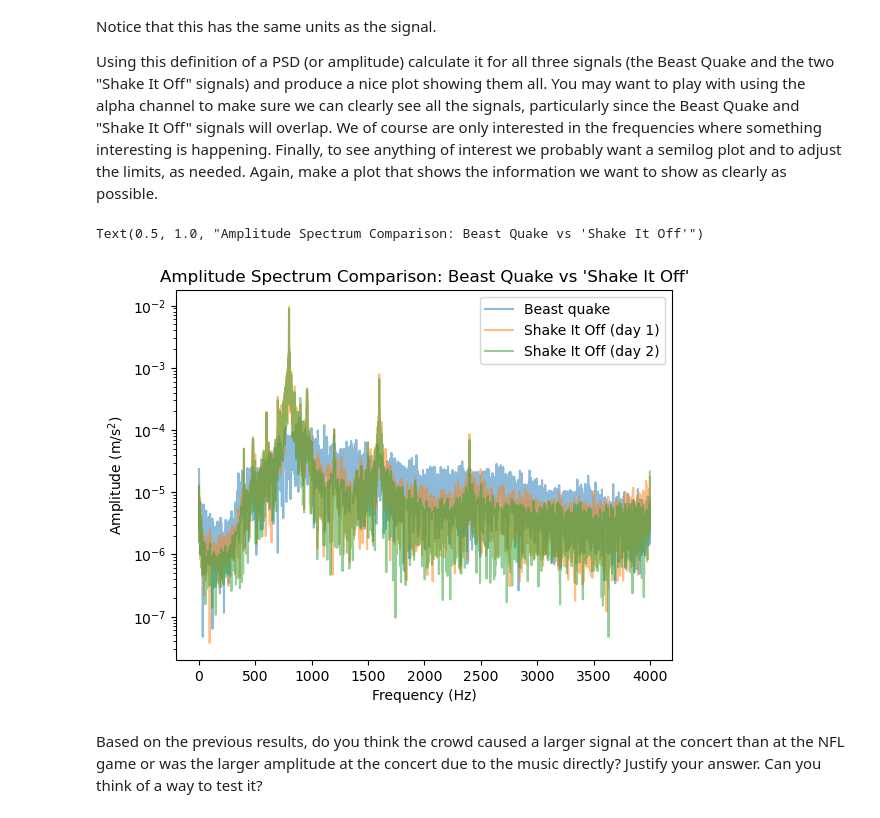
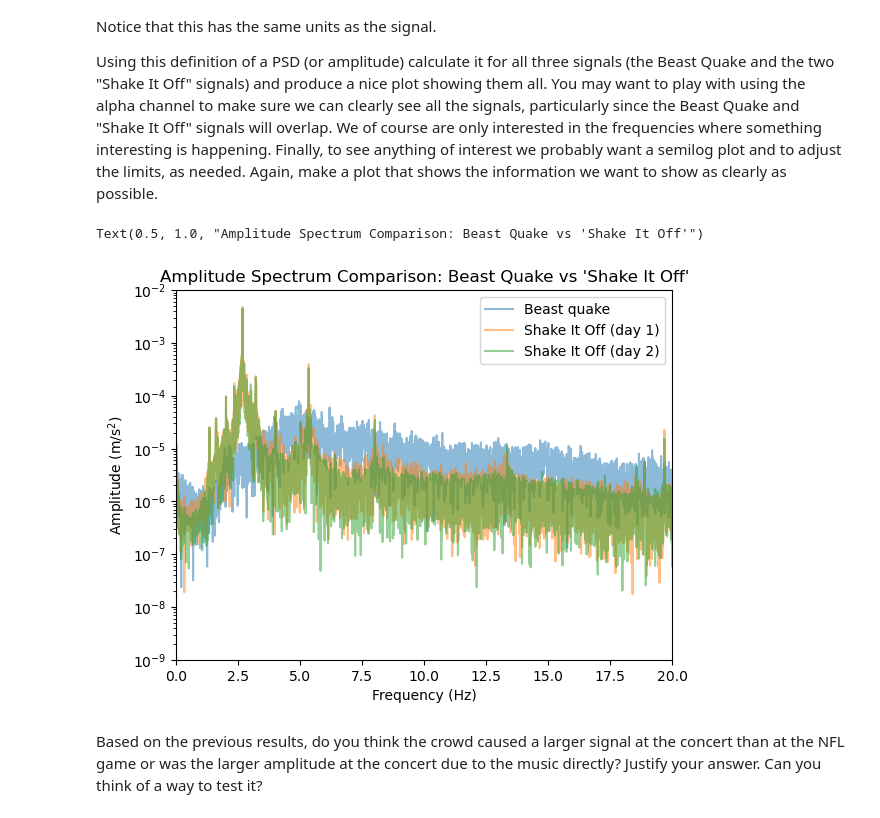
Before and after one commit to SerenaLynas/p250-spring-2026, a Jupyter notebook: labs/Lab10.ipynb, the cells around one changed output. Saved outputs shown, nothing was run; the diff lists cells and outputs as text; code cells hidden in the pictures.

```diff
--- a/labs/Lab10.ipynb
+++ b/labs/Lab10.ipynb
@@ -229,7 +228,7 @@ def filter_signal(data, cutoff, fs):
     """
 
     raw = np.copy(data)
-    raw -= np.average(raw)
+    raw -= np.mean(raw)
     filtered_fft = np.fft.rfft(raw)
     freq = np.fft.rfftfreq(len(raw), 1/fs)
     filtered_fft[int(cutoff / (fs / 2) * len(filtered_fft)):] = 0
@@ -242,7 +241,7 @@ def filter_signal(data, cutoff, fs):
 fs = 200
 sq1_raw, sq1, sq1_freq, sq1_fft = filter_signal(shake_quake1, 95, fs)
 plt.plot(sq1_freq, np.abs(np.fft.rfft(sq1_raw)), label="Day 1 Raw FFT")
-plt.plot(sq1_freq, np.abs(sq1_fft), label="Day 1 Filtered FFT")
+plt.plot(sq1_freq, np.abs(sq1_fft), alpha=0.5, label="Day 1 Filtered FFT")
 plt.xlabel("Frequency (Hz)")
 plt.ylabel("Amplitude")
 plt.title("Shake Quake Day 1 Frequency Spectrum")
@@ -517,16 +516,19 @@ Again, make a plot that shows the information we want to show as clearly as poss
 # %%
 for i, signal in enumerate([beast, shake_it_off1, shake_it_off2]):
     fft = np.fft.rfft(signal)
-    psd = 2 * np.abs(fft[1:])/len(fft)
-    plt.semilogy(psd[0:4000], alpha=0.5, label=["Beast quake", "Shake It Off (day 1)", "Shake It Off (day 2)"][i])
+    psd = 2 * np.abs(fft[1:])/len(signal)
+    freq = np.fft.rfftfreq(len(signal), 1/[100, 200, 200][i])
+    plt.semilogy(freq[1:], psd[0:], alpha=0.5, label=["Beast quake", "Shake It Off (day 1)", "Shake It Off (day 2)"][i])
     plt.legend()
 
+plt.xlim((0, 20))
+plt.ylim((1e-9, 1e-2))
 plt.xlabel("Frequency (Hz)")
 plt.ylabel("Amplitude (m/s$^2$)")
 plt.title("Amplitude Spectrum Comparison: Beast Quake vs 'Shake It Off'")
 # %% [output]
 Text(0.5, 1.0, "Amplitude Spectrum Comparison: Beast Quake vs 'Shake It Off'")
-[figure, old version]
+[figure, new version]
 # %% [markdown]
 Based on the previous results, do you think the crowd caused a larger signal at the concert than at the NFL game or was the larger amplitude at the concert due to the music directly?
 Justify your answer.
```
Also changed, not shown: parts of 4 cells of this notebook, 1 other file.
